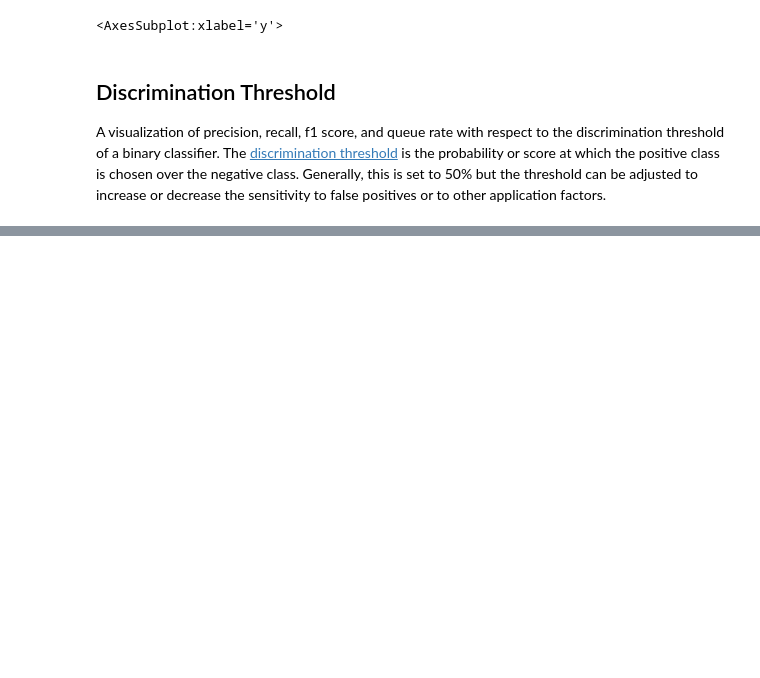
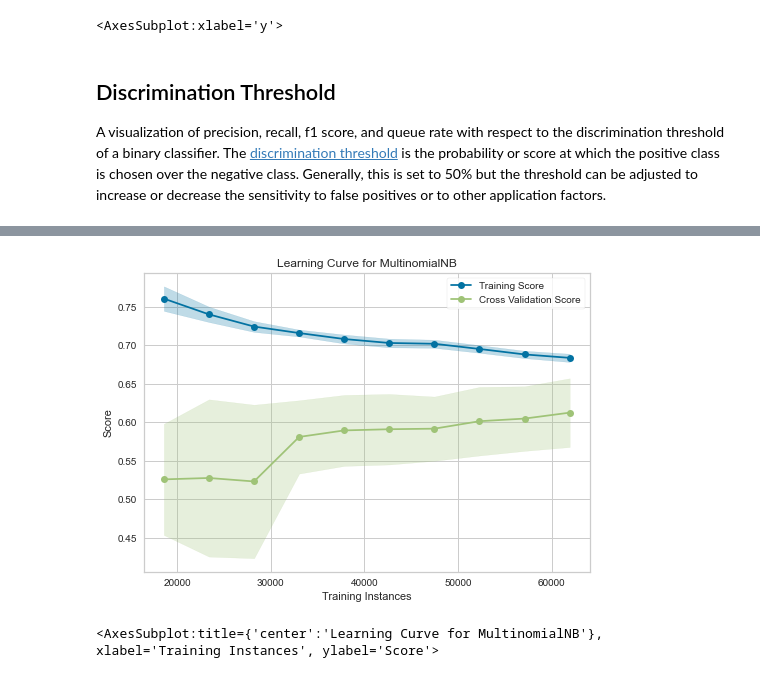
Before and after one commit to rebeccabilbro/adv-diagnostics, a Jupyter notebook: notebooks/yellowbrick.ipynb, the cells around one changed output, grey strips where cells are left out. Cells and saved outputs as stored; diff of their text form; code cells hidden in the pictures; blank space fills up the shorter version.

```diff
--- a/notebooks/yellowbrick.ipynb
+++ b/notebooks/yellowbrick.ipynb
@@ -246,7 +262,7 @@ One of the biggest challenges for classification models is an imbalance of class
 
 There are several techniques for dealing with class imbalance such as stratified sampling, down sampling the majority class, weighting, etc. But before these actions can be taken, it is important to understand what the class balance is in the training data. The [ClassBalance](https://www.scikit-yb.org/en/develop/api/target/class_balance.html) visualizer supports this by creating a bar chart of the support for each class, that is the frequency of the classes’ representation in the dataset.
 # %%
-_, y_game = load_game()
+X_game, y_game = load_game()
 cb = ClassBalance(labels=["draw", "loss", "win"])
 cb.fit(y_game)
 cb.show()
@@ -304,0 +339,19 @@ thresholder.show()
+# %%
+X_game_enc = OneHotEncoder().fit_transform(X_game.values)
+y_game_enc = LabelEncoder().fit_transform(y_game.values)
+
+cv = StratifiedKFold(n_splits=12)
+sizes = np.linspace(0.3, 1.0, 10)
+
+visualizer = LearningCurve(
+    MultinomialNB(),
+    cv=cv,
+    train_sizes=sizes,
+    scoring="f1_weighted"
+)
+
+visualizer.fit(X_game_enc, y_game_enc)
+visualizer.show()
+# %% [output]
+[figure, added]
+<AxesSubplot:title={'center':'Learning Curve for MultinomialNB'}, xlabel='Training Instances', ylabel='Score'>
```
Also changed, not shown: parts of 26 cells of this notebook.
